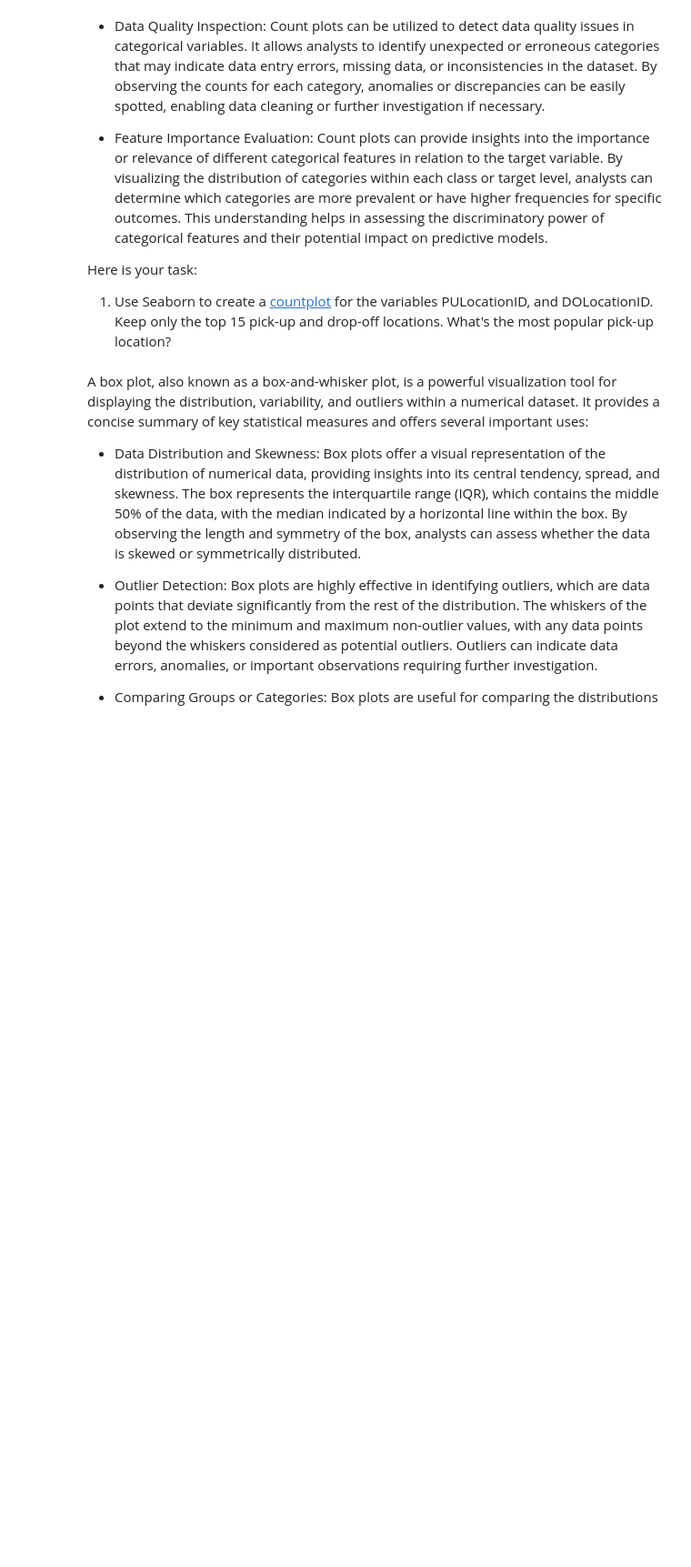
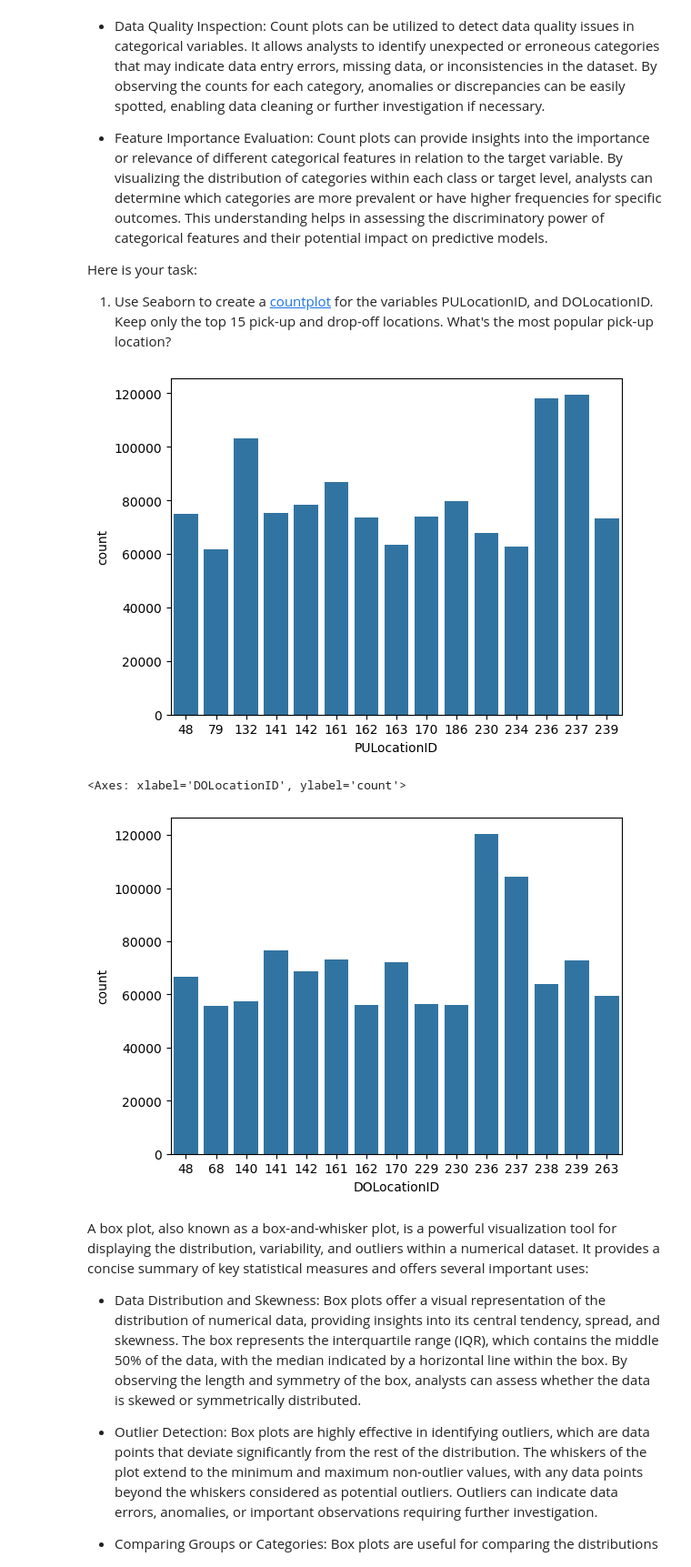
Before and after one commit to beltranster/mbm, a Jupyter notebook: Student_MLE_MiniProject_EDA.ipynb, the cells around one changed output. Shown at 91% size. Drawn from its saved outputs; the diff is of its cells as text; code cells hidden in the pictures; blank space fills up the shorter version.

```diff
--- a/Student_MLE_MiniProject_EDA.ipynb
+++ b/Student_MLE_MiniProject_EDA.ipynb
@@ -174,6 +188,15 @@ Here is your task:
   1. Use Seaborn to create a [countplot](https://seaborn.pydata.org/generated/seaborn.countplot.html) for the variables PULocationID, and DOLocationID. Keep only the top 15 pick-up and drop-off locations. What's the most popular pick-up location?
 # %%
 # Create a Seaborn countplot for PULocationID and DOLocationID. Only plot the top 15 categories by value counts.
+top_puloc = df.groupby('PULocationID').size().nlargest(15).reset_index(False)
+top_doloc = df.groupby('DOLocationID').size().nlargest(15).reset_index(False)
+sns.countplot(df[df['PULocationID'].isin(top_puloc['PULocationID'])], x="PULocationID")
+plt.show()
+sns.countplot(df[df['DOLocationID'].isin(top_doloc['DOLocationID'])], x="DOLocationID")
+# %% [output]
+[figure, added]
+<Axes: xlabel='DOLocationID', ylabel='count'>
+[figure, added]
 # %% [markdown]
 A box plot, also known as a box-and-whisker plot, is a powerful visualization tool for displaying the distribution, variability, and outliers within a numerical dataset. It provides a concise summary of key statistical measures and offers several important uses:
 
```
Also changed, not shown: parts of 4 cells of this notebook.
